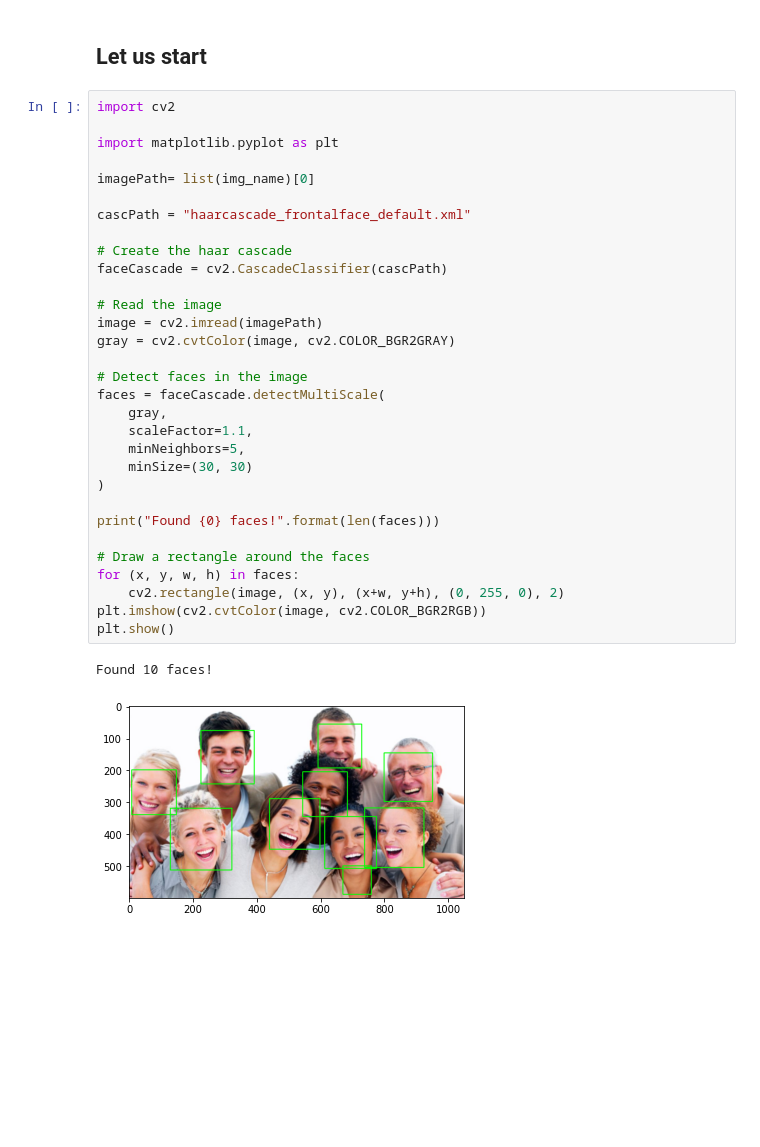
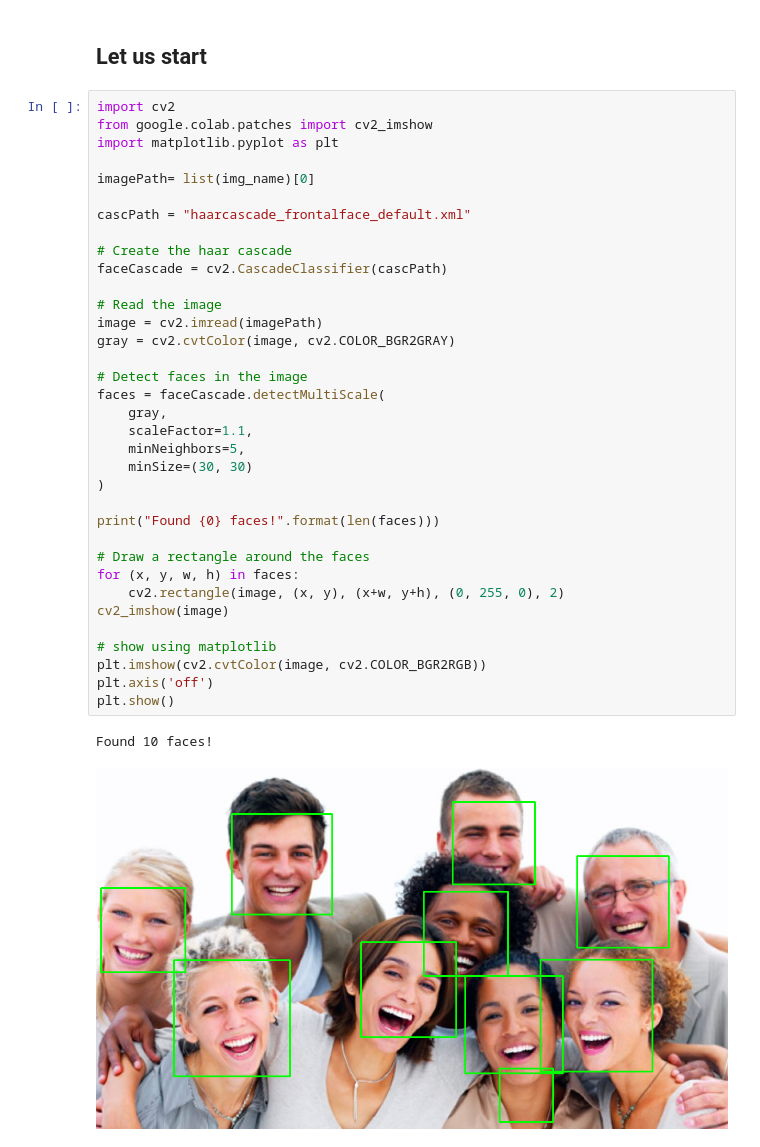
Before and after one commit to Ruqyai/fihm, a Jupyter notebook: 1_Face_Detection.ipynb, the cells around one changed output. Saved outputs shown, nothing was run; the diff lists cells and outputs as text; blank space fills up the shorter version.

```diff
--- a/1_Face_Detection.ipynb
+++ b/1_Face_Detection.ipynb
@@ -31,35 +31,39 @@ Saving happy-people-1050x600.jpg to happy-people-1050x600.jpg
 ## Let us start
 # %%
 import cv2
-
+from google.colab.patches import cv2_imshow
 import matplotlib.pyplot as plt
 
 imagePath= list(img_name)[0]
 
 cascPath = "haarcascade_frontalface_default.xml"
 
 # Create the haar cascade
 faceCascade = cv2.CascadeClassifier(cascPath)
 
 # Read the image
 image = cv2.imread(imagePath)
 gray = cv2.cvtColor(image, cv2.COLOR_BGR2GRAY)
 
 # Detect faces in the image
 faces = faceCascade.detectMultiScale(
     gray,
     scaleFactor=1.1,
     minNeighbors=5,
     minSize=(30, 30)
 )
 
 print("Found {0} faces!".format(len(faces)))
 
 # Draw a rectangle around the faces
 for (x, y, w, h) in faces:
     cv2.rectangle(image, (x, y), (x+w, y+h), (0, 255, 0), 2)
+cv2_imshow(image)
+
+# show using matplotlib
 plt.imshow(cv2.cvtColor(image, cv2.COLOR_BGR2RGB))
+plt.axis('off')
 plt.show()
 # %% [output]
 Found 10 faces!
-[figure, old version]
+[figure, new version]
```
Also changed, not shown: parts of 3 cells of this notebook.
